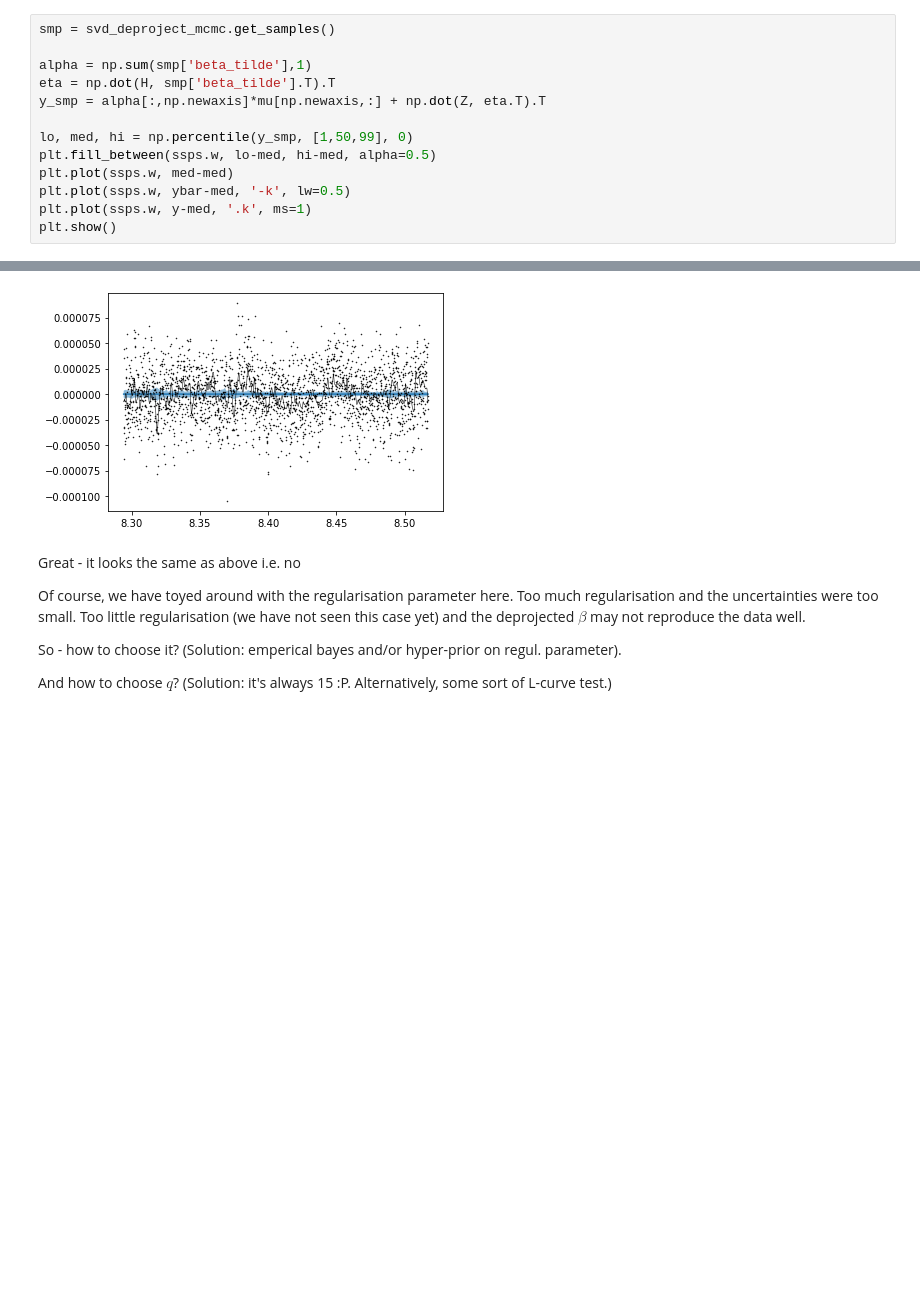
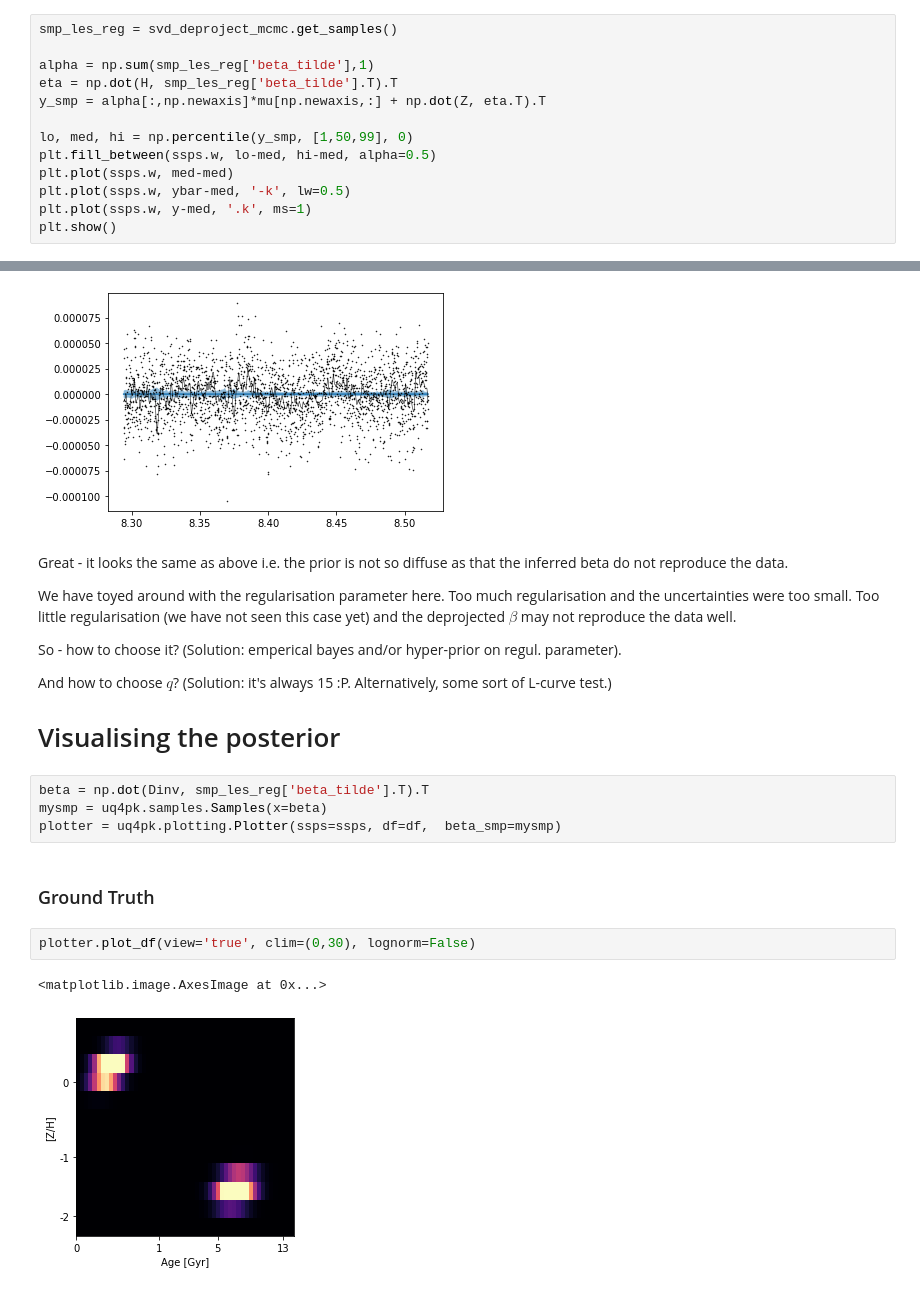
Before and after one commit to prashjet/uq4pk, a Jupyter notebook: mcmc/svd_mcmc_explanation.ipynb, the cells around one changed output, grey strips where cells are left out. Drawn from its saved outputs; the diff is of its cells as text; blank space fills up the shorter version.

```diff
--- a/mcmc/svd_mcmc_explanation.ipynb
+++ b/mcmc/svd_mcmc_explanation.ipynb
@@ -508,10 +513,10 @@ beta_tilde[635]      0.00      0.00      0.00      0.00      0.00     32.34
 
 Number of divergences: 0
 # %%
-smp = svd_deproject_mcmc.get_samples()
+smp_les_reg = svd_deproject_mcmc.get_samples()
 
-alpha = np.sum(smp['beta_tilde'],1)
-eta = np.dot(H, smp['beta_tilde'].T).T
+alpha = np.sum(smp_les_reg['beta_tilde'],1)
+eta = np.dot(H, smp_les_reg['beta_tilde'].T).T
 y_smp = alpha[:,np.newaxis]*mu[np.newaxis,:] + np.dot(Z, eta.T).T
 
 lo, med, hi = np.percentile(y_smp, [1,50,99], 0)
@@ -541,10 +546,23 @@ plt.show()
 # %% [output]
 [figure]
 # %% [markdown]
-Great - it looks the same as above i.e. no
+Great - it looks the same as above i.e. the prior is not so diffuse as that the inferred beta do not reproduce the data.
 
-Of course, we have toyed around with the regularisation parameter here. Too much regularisation and the uncertainties were too small. Too little regularisation (we have not seen this case yet) and the deprojected $\beta$ may not reproduce the data well.
+We have toyed around with the regularisation parameter here. Too much regularisation and the uncertainties were too small. Too little regularisation (we have not seen this case yet) and the deprojected $\beta$ may not reproduce the data well.
 
 So - how to choose it? (Solution: emperical bayes and/or hyper-prior on regul. parameter).
 
 And how to choose $q$? (Solution: it's always 15 :P. Alternatively, some sort of L-curve test.)
+
+# Visualising the posterior
+# %%
+beta = np.dot(Dinv, smp_les_reg['beta_tilde'].T).T
+mysmp = uq4pk.samples.Samples(x=beta)
+plotter = uq4pk.plotting.Plotter(ssps=ssps, df=df,  beta_smp=mysmp)
+# %% [markdown]
+### Ground Truth
+# %%
+plotter.plot_df(view='true', clim=(0,30), lognorm=False)
+# %% [output]
+<matplotlib.image.AxesImage at 0x...>
+[figure, added]
```
Also changed, not shown: parts of 10 cells of this notebook, 2 other files.
